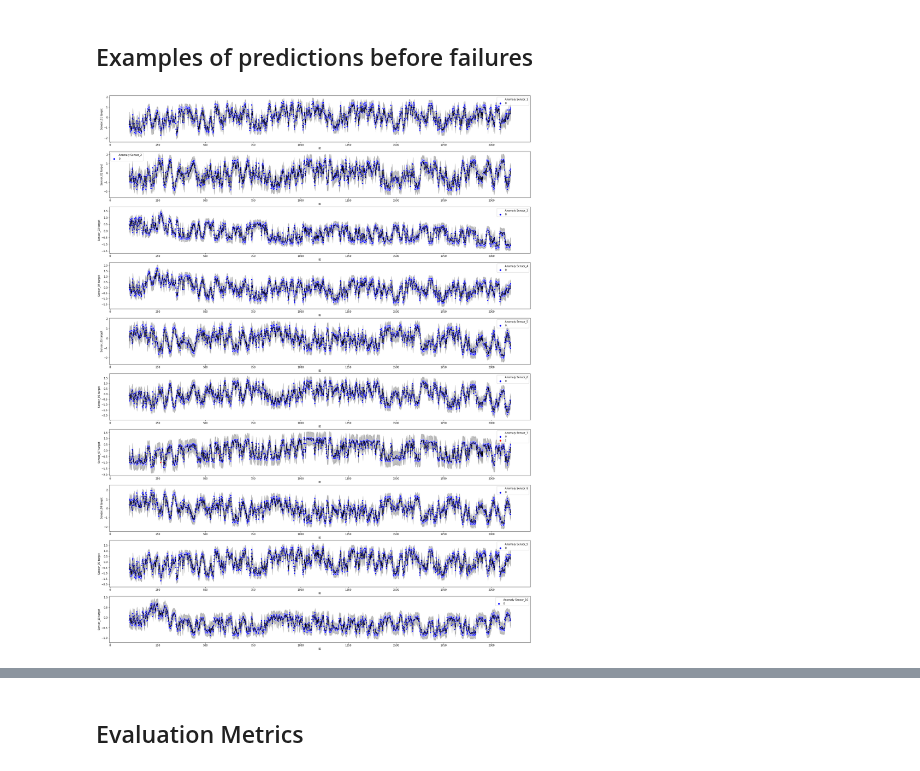
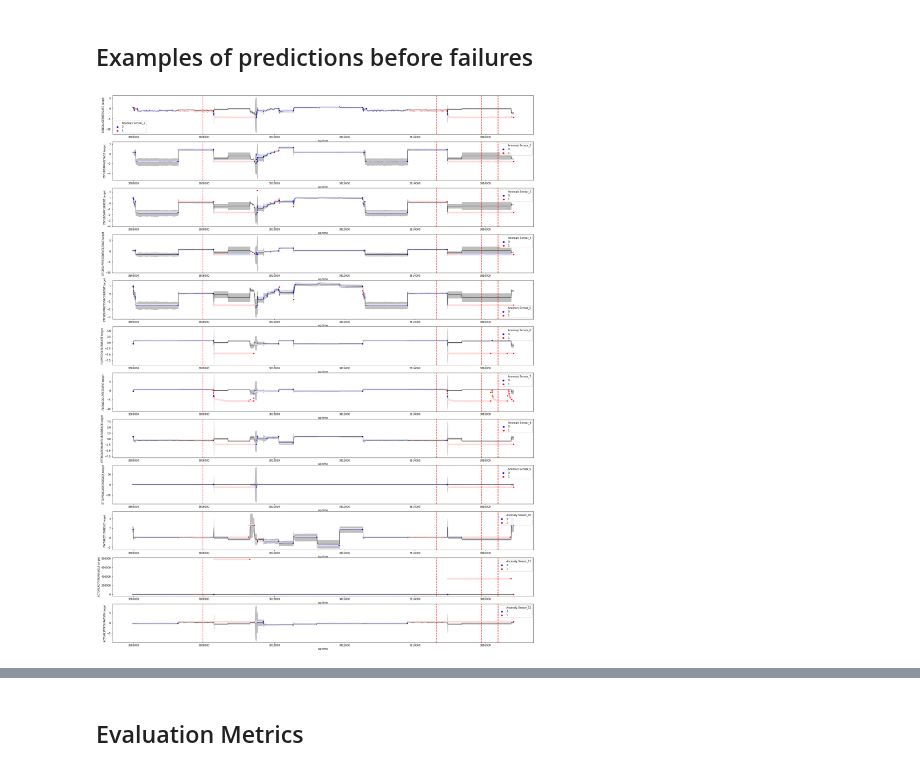
Before and after one commit to carlov93/predictive_maintenance, a Jupyter notebook: src/visualisation/prediction/MLE/vis_phm_data.ipynb, the cells around one changed output, grey strips where cells are left out. Cells and saved outputs as stored; diff of their text form; code cells hidden in the pictures.

Commit message:
new visualisation

```diff
--- a/src/visualisation/prediction/MLE/vis_phm_data.ipynb
+++ b/src/visualisation/prediction/MLE/vis_phm_data.ipynb
@@ -11,7 +11,7 @@ def visualise_mle_prediction(dataframe, no_features, first_feature, last_feature
     fig, axes = plt.subplots(no_features, 1, figsize=(30,40))
     ax = axes.ravel()
     columns = dataframe.columns
-    t = dataframe.iloc[:,0]
+    t = dataframe["up time"]
     for i in range(first_feature, last_feature):
         # Values for drawing lower and upper bound
         target = dataframe.iloc[:,i].values
@@ -32,13 +32,14 @@ def visualise_mle_prediction(dataframe, no_features, first_feature, last_feature
 
         sns.lineplot(data=dataframe,
                      x=t,
-                     y=columns[i+no_features],
+                     y=columns[i+ no_features],
                      ax=ax[i-first_feature],
                      linewidth=1,
                      color="black")
         ax[i-first_feature].fill_between(t, lower_bound, upper_bound, color="grey", alpha=0.5)
         if line:
-            ax[i-first_feature].axvline(location_line, 0,2, color="r", linestyle ="--", linewidth=2)
+            for location in location_line:
+                ax[i-first_feature].axvline(location, 0,2, color="r", linestyle ="--", linewidth=2)
 
         sns.scatterplot(data=dataframe,
                         x=t,
@@ -58,16 +57,18 @@ failures = [3907068,3915068,3916348,3916820,3918308,3937492,
 # %% [markdown]
 ## Examples of predictions before failures
 # %%
-artifical_data = pd.read_csv("../../files/prediction/MLE/cpps_large_degradation.csv", sep=";")
-artifical_data = artifical_data.iloc[:2000,:]
+artifical_data = pd.read_csv("../../files/prediction/MLE/phm_recipe_67.csv", sep=";")
+subset_1 = artifical_data.loc[(artifical_data["up time"]>= 3805966) & (artifical_data["up time"]<= 3818362)]
+# %%
+failures = [3807966., 3814610., 3815890., 3816362.]
 # %%
-visualise_mle_prediction(dataframe = artifical_data,
-                         no_features=10,
+visualise_mle_prediction(dataframe = subset_1,
+                         no_features=12,
                          first_feature=1,
-                         last_feature=11,
-                         line = False,
-                         location_line = start_phase_1
+                         last_feature=13,
+                         line = True,
+                         location_line = failures
                         )
 plt.show()
 # %% [output]
-[figure, old version]
+[figure, new version]
```
Also changed, not shown: parts of 13 cells of this notebook, 3 other files.
